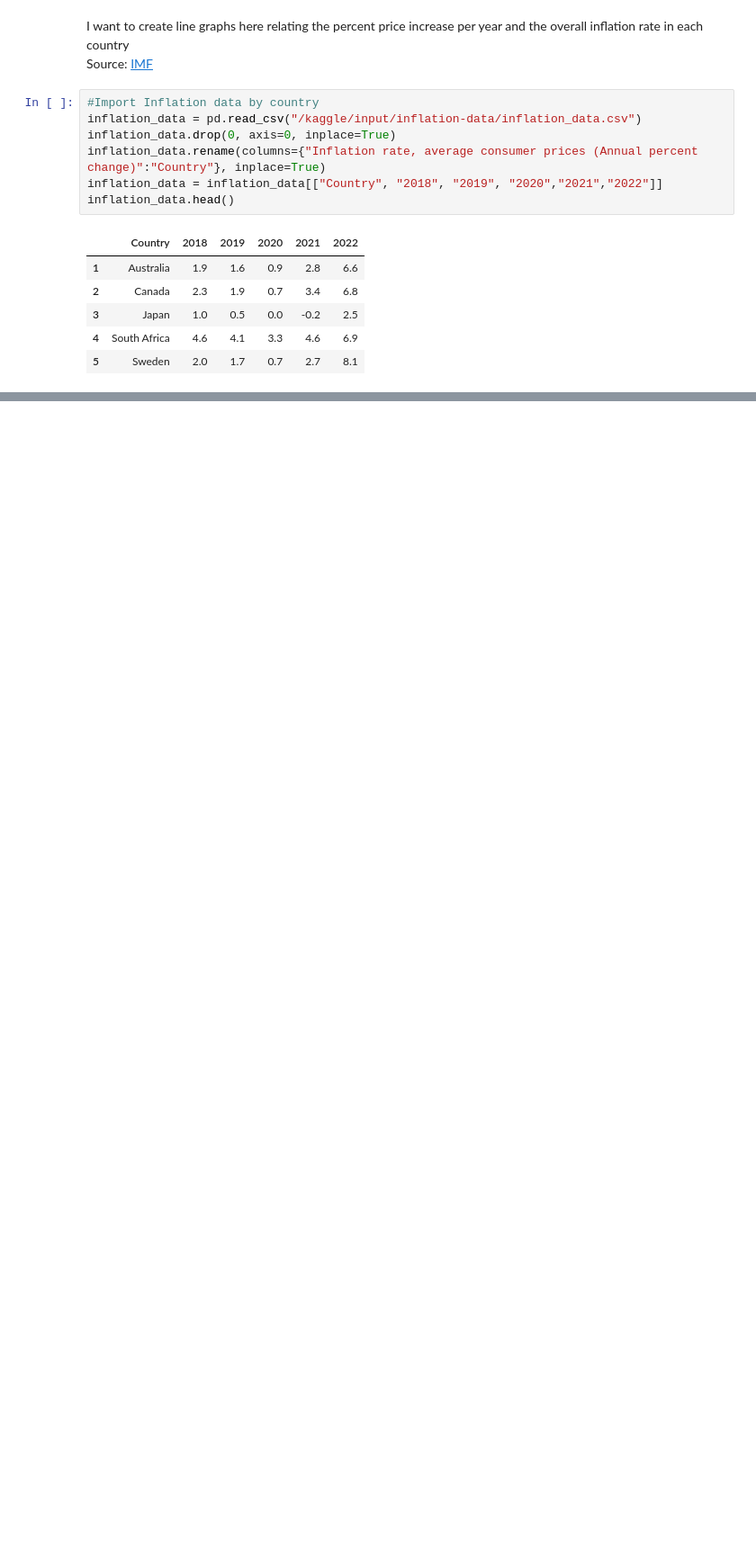
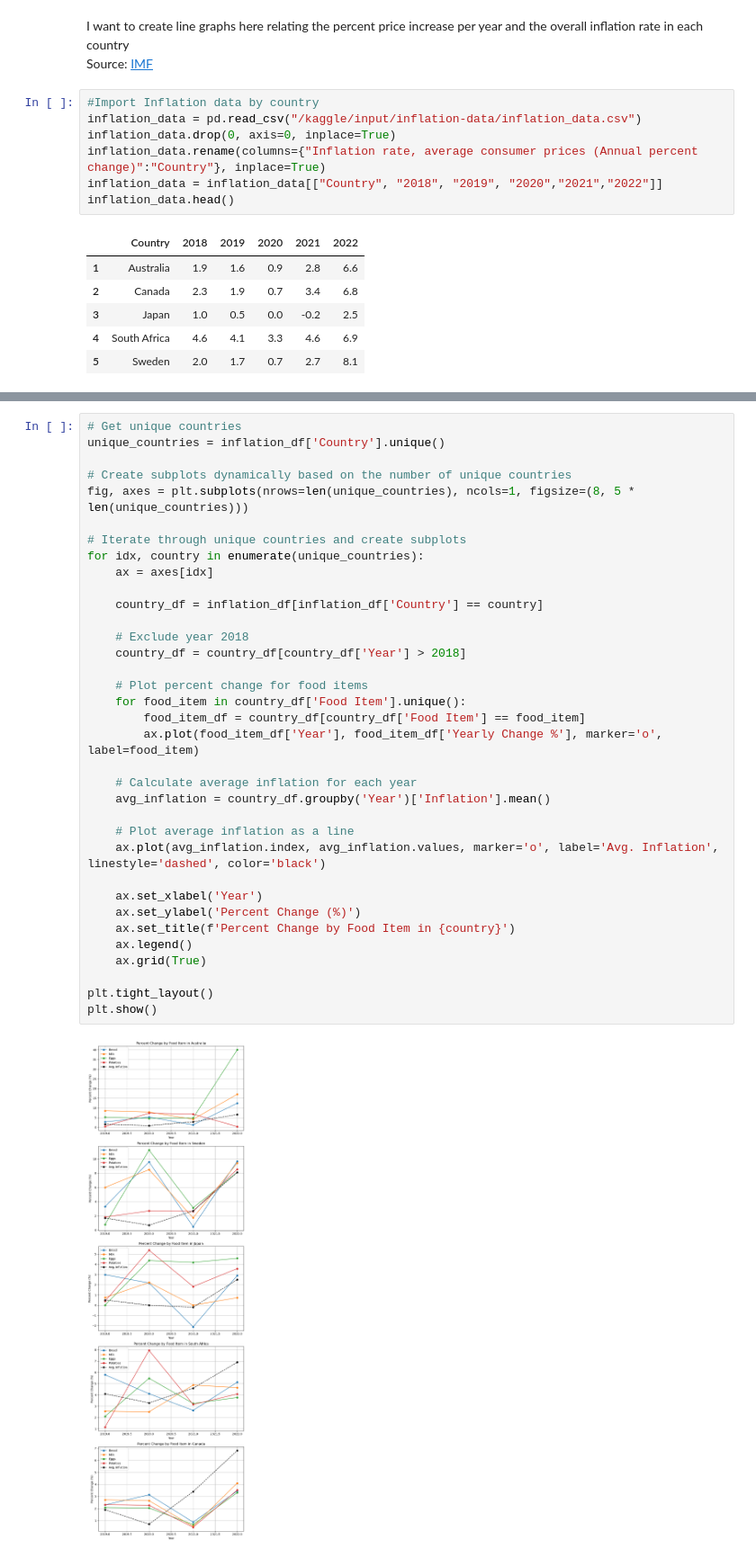
Before and after one commit to wtoth/MSEC-Bootcamp-Kaggle, a Jupyter notebook: msec-bootcamp-kaggle.ipynb, the cells around one changed output, grey strips where cells are left out. Shown: that part at 90% size. Drawn from its saved outputs; the diff is of its cells as text; blank space fills up the shorter version.

```diff
--- a/msec-bootcamp-kaggle.ipynb
+++ b/msec-bootcamp-kaggle.ipynb
@@ -181,0 +192,37 @@ inflation_df.head()
+# %%
+# Get unique countries
+unique_countries = inflation_df['Country'].unique()
+
+# Create subplots dynamically based on the number of unique countries
+fig, axes = plt.subplots(nrows=len(unique_countries), ncols=1, figsize=(8, 5 * len(unique_countries)))
+
+# Iterate through unique countries and create subplots
+for idx, country in enumerate(unique_countries):
+    ax = axes[idx]
+
+    country_df = inflation_df[inflation_df['Country'] == country]
+
+    # Exclude year 2018
+    country_df = country_df[country_df['Year'] > 2018]
+
+    # Plot percent change for food items
+    for food_item in country_df['Food Item'].unique():
+        food_item_df = country_df[country_df['Food Item'] == food_item]
+        ax.plot(food_item_df['Year'], food_item_df['Yearly Change %'], marker='o', label=food_item)
+
+    # Calculate average inflation for each year
+    avg_inflation = country_df.groupby('Year')['Inflation'].mean()
+
+    # Plot average inflation as a line
+    ax.plot(avg_inflation.index, avg_inflation.values, marker='o', label='Avg. Inflation', linestyle='dashed', color='black')
+
+    ax.set_xlabel('Year')
+    ax.set_ylabel('Percent Change (%)')
+    ax.set_title(f'Percent Change by Food Item in {country}')
+    ax.legend()
+    ax.grid(True)
+
+plt.tight_layout()
+plt.show()
+# %% [output]
+[figure, added]
```
Also changed, not shown: parts of 1 cell of this notebook.
